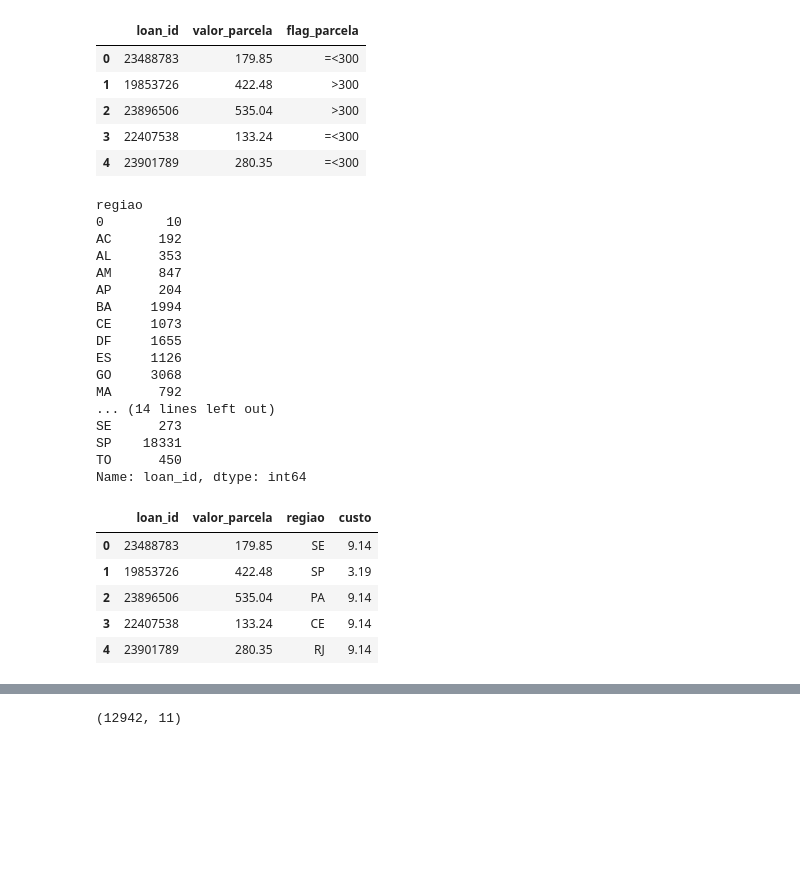
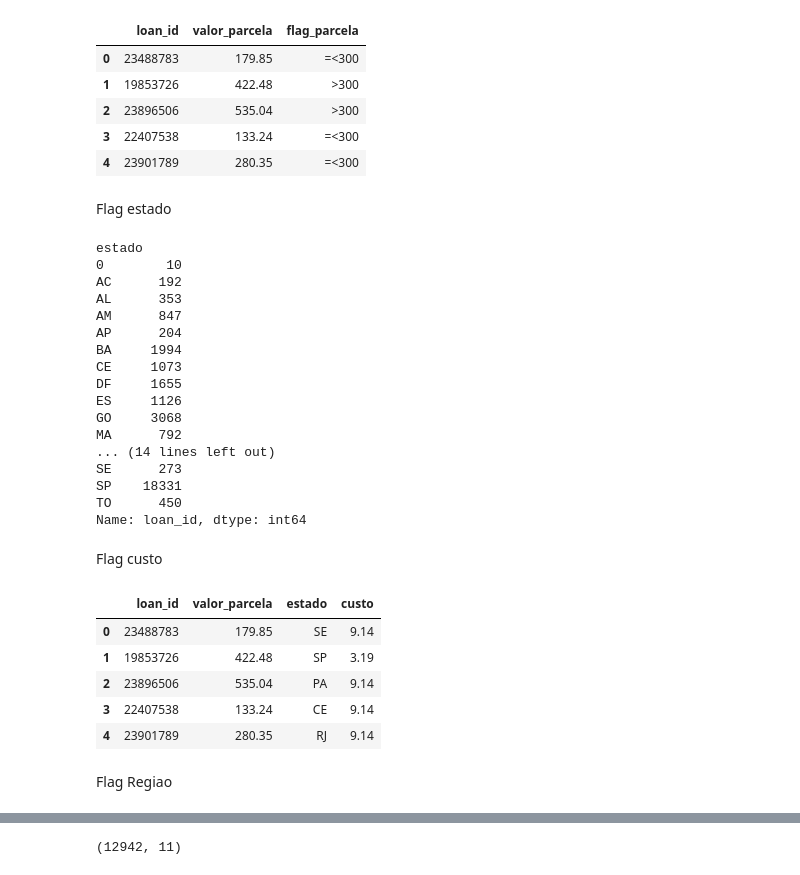
Before and after one commit to vicari1/teste_automatic, a Jupyter notebook: teste.ipynb, the cells around one changed output, grey strips where cells are left out. Drawn from its saved outputs; the diff is of its cells as text; code cells hidden in the pictures; blank space fills up the shorter version.

```diff
--- a/teste.ipynb
+++ b/teste.ipynb
@@ -44,5 +46,6 @@ Name: loan_id, dtype: int64
 # %%
 df['flag_parcela'] = ''
+df['estado'] = ''
 df['regiao'] = ''
 df['custo'] = ''
 df['grupo_controle'] = ''
@@ -72,14 +77,16 @@ df[['loan_id','valor_parcela','flag_parcela']].head(5)
 | 2 | 23896506 | 535.04 | >300 |
 | 3 | 22407538 | 133.24 | =<300 |
 | 4 | 23901789 | 280.35 | =<300 |
+# %% [markdown]
+Flag estado
 # %%
-df['regiao'] = df['address_state']
+df['estado'] = df['address_state']
 #df['regiao'].fillna('na', inplace=True)
-df.fillna({'regiao': 0}, inplace=True)
+df.fillna({'estado': 0}, inplace=True)
 # %%
-df.groupby('regiao')['loan_id'].count()
+df.groupby('estado')['loan_id'].count()
 # %% [output]
-regiao
+estado
 0        10
 AC      192
 AL      353
@@ -96,18 +103,22 @@ SE      273
 SP    18331
 TO      450
 Name: loan_id, dtype: int64
+# %% [markdown]
+Flag custo
 # %%
 for indice, linha in df.iterrows():
-    if linha['regiao'] == 'SP':
+    if linha['estado'] == 'SP':
         df.at[indice, 'custo'] = 3.19
     else:
         df.at[indice, 'custo'] = 9.14
 # %%
-df[['loan_id','valor_parcela','regiao','custo']].head(5)
+df[['loan_id','valor_parcela','estado','custo']].head(5)
 # %% [output]
-|  | loan_id | valor_parcela | regiao | custo |
+|  | loan_id | valor_parcela | estado | custo |
 | 0 | 23488783 | 179.85 | SE | 9.14 |
 | 1 | 19853726 | 422.48 | SP | 3.19 |
 | 2 | 23896506 | 535.04 | PA | 9.14 |
 | 3 | 22407538 | 133.24 | CE | 9.14 |
 | 4 | 23901789 | 280.35 | RJ | 9.14 |
+# %% [markdown]
+Flag Regiao
```
Also changed, not shown: parts of 75 cells of this notebook.
